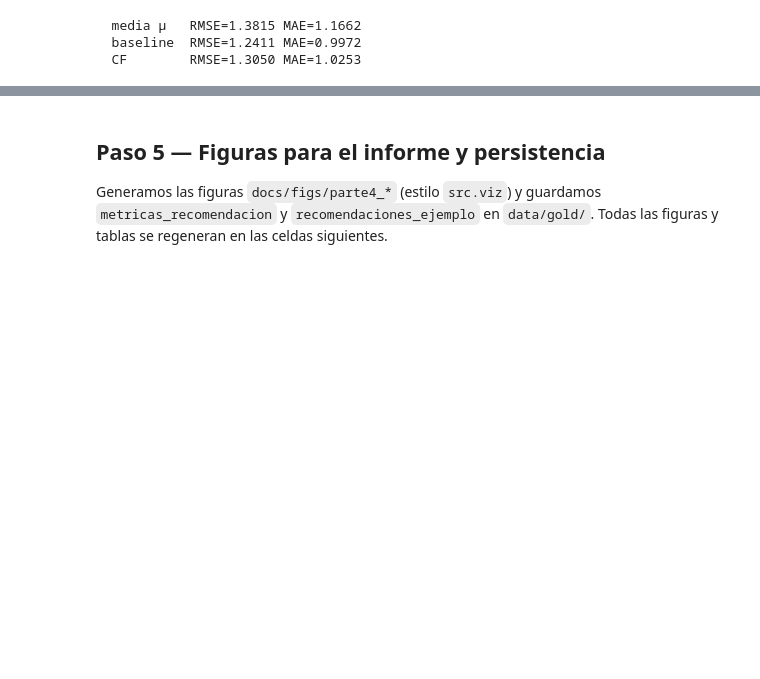
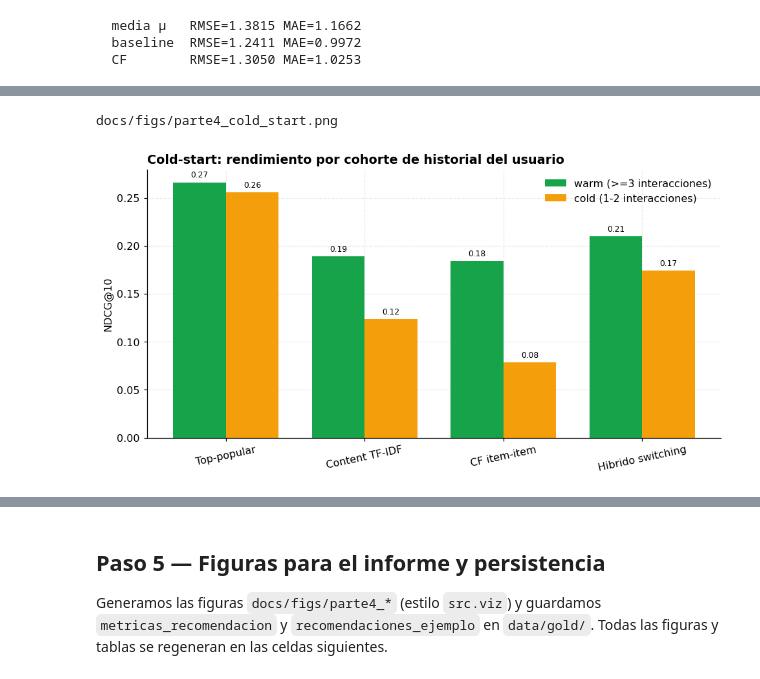
Before and after one commit to Joharjbe/proyecto-2-data-mining-yelp, a Jupyter notebook: notebooks/07_recomendacion_hibrida.ipynb, the cells around one changed output, grey strips where cells are left out. Cells and saved outputs as stored; diff of their text form; code cells hidden in the pictures; blank space fills up the shorter version.

```diff
--- a/notebooks/07_recomendacion_hibrida.ipynb
+++ b/notebooks/07_recomendacion_hibrida.ipynb
@@ -285,0 +382,18 @@ docs/figs/parte4_ajuste_score_y_rating.png
+# %%
+# Figura cold-start: NDCG@10 por cohorte de historial y modelo
+orden = ["Top-popular", "Content TF-IDF", "CF item-item", "Hibrido switching"]
+piv = cold_start_metrics.pivot(index="modelo", columns="cohorte", values="NDCG_at_10").reindex(orden)
+fig, ax = plt.subplots(figsize=(9, 4.8))
+x = np.arange(len(piv)); w = 0.38
+ax.bar(x - w/2, piv["warm (>=3)"], w, label="warm (>=3 interacciones)", color=viz.PALETA["verde"])
+ax.bar(x + w/2, piv["cold (1-2)"], w, label="cold (1-2 interacciones)", color=viz.PALETA["naranja"])
+for i, m in enumerate(piv.index):
+    ax.text(i - w/2, piv.loc[m, "warm (>=3)"] + 0.005, f"{piv.loc[m, 'warm (>=3)']:.2f}", ha="center", fontsize=8)
+    ax.text(i + w/2, piv.loc[m, "cold (1-2)"] + 0.005, f"{piv.loc[m, 'cold (1-2)']:.2f}", ha="center", fontsize=8)
+ax.set_xticks(x); ax.set_xticklabels(piv.index, rotation=12)
+ax.set_ylabel("NDCG@10"); ax.set_title("Cold-start: rendimiento por cohorte de historial del usuario")
+ax.legend()
+print(viz.guardar(fig, "parte4_cold_start")); plt.show()
+# %% [output]
+docs/figs/parte4_cold_start.png
+[figure, added]
```
Also changed, not shown: parts of 13 cells of this notebook, 22 other files.
